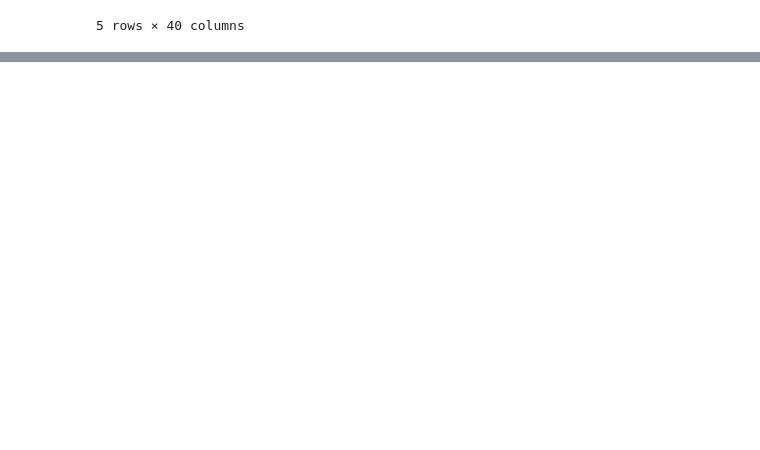
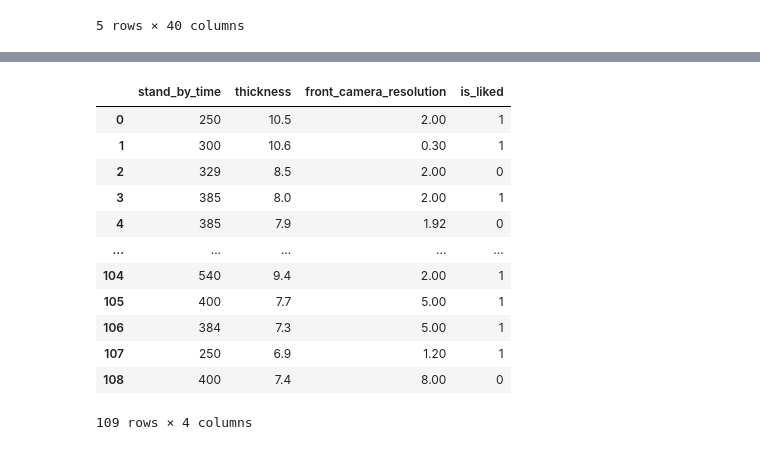
Before and after one commit to Srijeyarankesh/Rep, a Jupyter notebook: DL/Pandas.ipynb, the cells around one changed output, grey strips where cells are left out. Drawn from its saved outputs; the diff is of its cells as text; code cells hidden in the pictures; blank space fills up the shorter version.

```diff
--- a/DL/Pandas.ipynb
+++ b/DL/Pandas.ipynb
@@ -18,0 +102,16 @@ df.head()
+# %%
+df_thin
+# %% [output]
+|  | stand_by_time | thickness | front_camera_resolution | is_liked |
+| 0 | 250 | 10.5 | 2.00 | 1 |
+| 1 | 300 | 10.6 | 0.30 | 1 |
+| 2 | 329 | 8.5 | 2.00 | 0 |
+| 3 | 385 | 8.0 | 2.00 | 1 |
+| 4 | 385 | 7.9 | 1.92 | 0 |
+| ... | ... | ... | ... | ... |
+| 104 | 540 | 9.4 | 2.00 | 1 |
+| 105 | 400 | 7.7 | 5.00 | 1 |
+| 106 | 384 | 7.3 | 5.00 | 1 |
+| 107 | 250 | 6.9 | 1.20 | 1 |
+| 108 | 400 | 7.4 | 8.00 | 0 |
+109 rows × 4 columns
```
Also changed, not shown: parts of 32 cells of this notebook.
